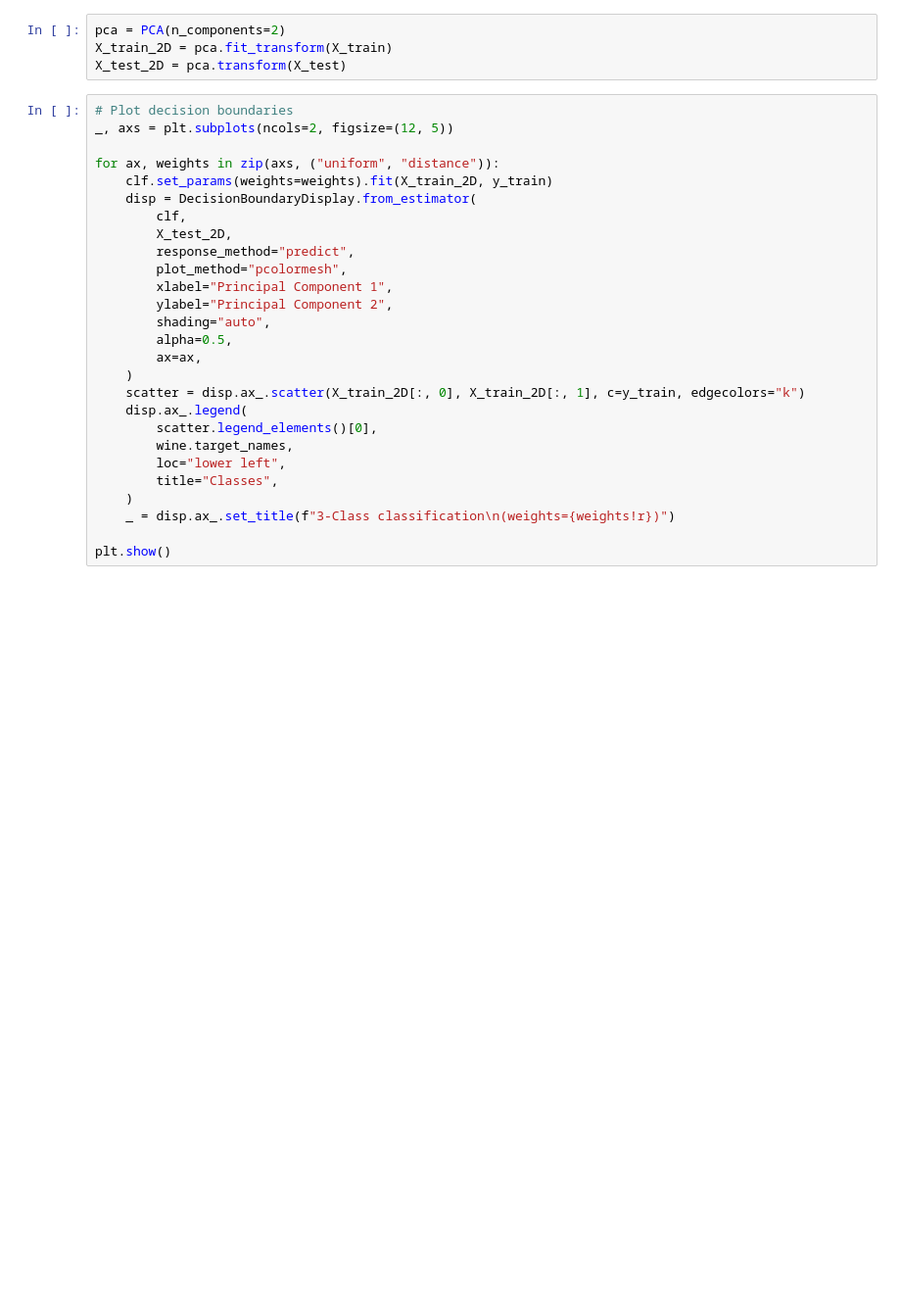
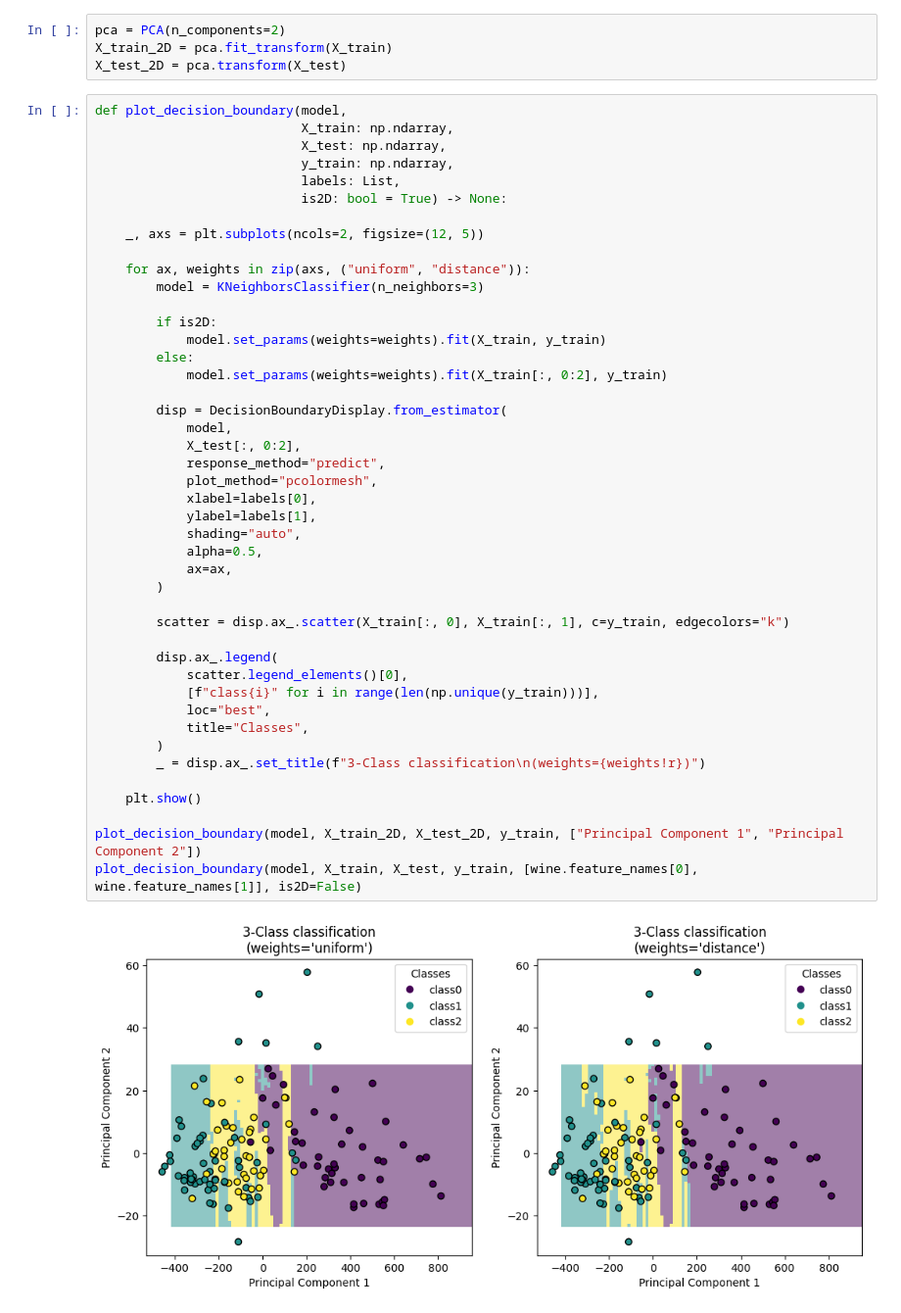
Before and after one commit to NickDiNapoli/machine-learning-playground, a Jupyter notebook: src/machine_learning_playground/data_science_models.ipynb, the cells around one changed output. Shown: that part at 98% size. Saved outputs shown, nothing was run; the diff lists cells and outputs as text; blank space fills up the shorter version.

Commit message:
Adding the rest of the model to nb

```diff
--- a/src/machine_learning_playground/data_science_models.ipynb
+++ b/src/machine_learning_playground/data_science_models.ipynb
@@ -223,29 +229,48 @@ pca = PCA(n_components=2)
 X_train_2D = pca.fit_transform(X_train)
 X_test_2D = pca.transform(X_test)
 # %%
-# Plot decision boundaries
-_, axs = plt.subplots(ncols=2, figsize=(12, 5))
+def plot_decision_boundary(model,
+                           X_train: np.ndarray,
+                           X_test: np.ndarray,
+                           y_train: np.ndarray,
+                           labels: List,
+                           is2D: bool = True) -> None:
 
-for ax, weights in zip(axs, ("uniform", "distance")):
-    clf.set_params(weights=weights).fit(X_train_2D, y_train)
-    disp = DecisionBoundaryDisplay.from_estimator(
-        clf,
-        X_test_2D,
-        response_method="predict",
-        plot_method="pcolormesh",
-        xlabel="Principal Component 1",
-        ylabel="Principal Component 2",
-        shading="auto",
-        alpha=0.5,
-        ax=ax,
-    )
-    scatter = disp.ax_.scatter(X_train_2D[:, 0], X_train_2D[:, 1], c=y_train, edgecolors="k")
-    disp.ax_.legend(
-        scatter.legend_elements()[0],
-        wine.target_names,
-        loc="lower left",
-        title="Classes",
-    )
-    _ = disp.ax_.set_title(f"3-Class classification\n(weights={weights!r})")
+    _, axs = plt.subplots(ncols=2, figsize=(12, 5))
 
-plt.show()
+    for ax, weights in zip(axs, ("uniform", "distance")):
+        model = KNeighborsClassifier(n_neighbors=3)
+
+        if is2D:
+            model.set_params(weights=weights).fit(X_train, y_train)
+        else:
+            model.set_params(weights=weights).fit(X_train[:, 0:2], y_train)
+
+        disp = DecisionBoundaryDisplay.from_estimator(
+            model,
+            X_test[:, 0:2],
+            response_method="predict",
+            plot_method="pcolormesh",
+            xlabel=labels[0],
+            ylabel=labels[1],
+            shading="auto",
+            alpha=0.5,
+            ax=ax,
+        )
+
+        scatter = disp.ax_.scatter(X_train[:, 0], X_train[:, 1], c=y_train, edgecolors="k")
+
+        disp.ax_.legend(
+            scatter.legend_elements()[0],
+            [f"class{i}" for i in range(len(np.unique(y_train)))],
+            loc="best",
+            title="Classes",
+        )
+        _ = disp.ax_.set_title(f"3-Class classification\n(weights={weights!r})")
+
+    plt.show()
+
+plot_decision_boundary(model, X_train_2D, X_test_2D, y_train, ["Principal Component 1", "Principal Component 2"])
+plot_decision_boundary(model, X_train, X_test, y_train, [wine.feature_names[0], wine.feature_names[1]], is2D=False)
+# %% [output]
+[figure, added]
```
Also changed, not shown: parts of 22 cells of this notebook, 2 other files.
